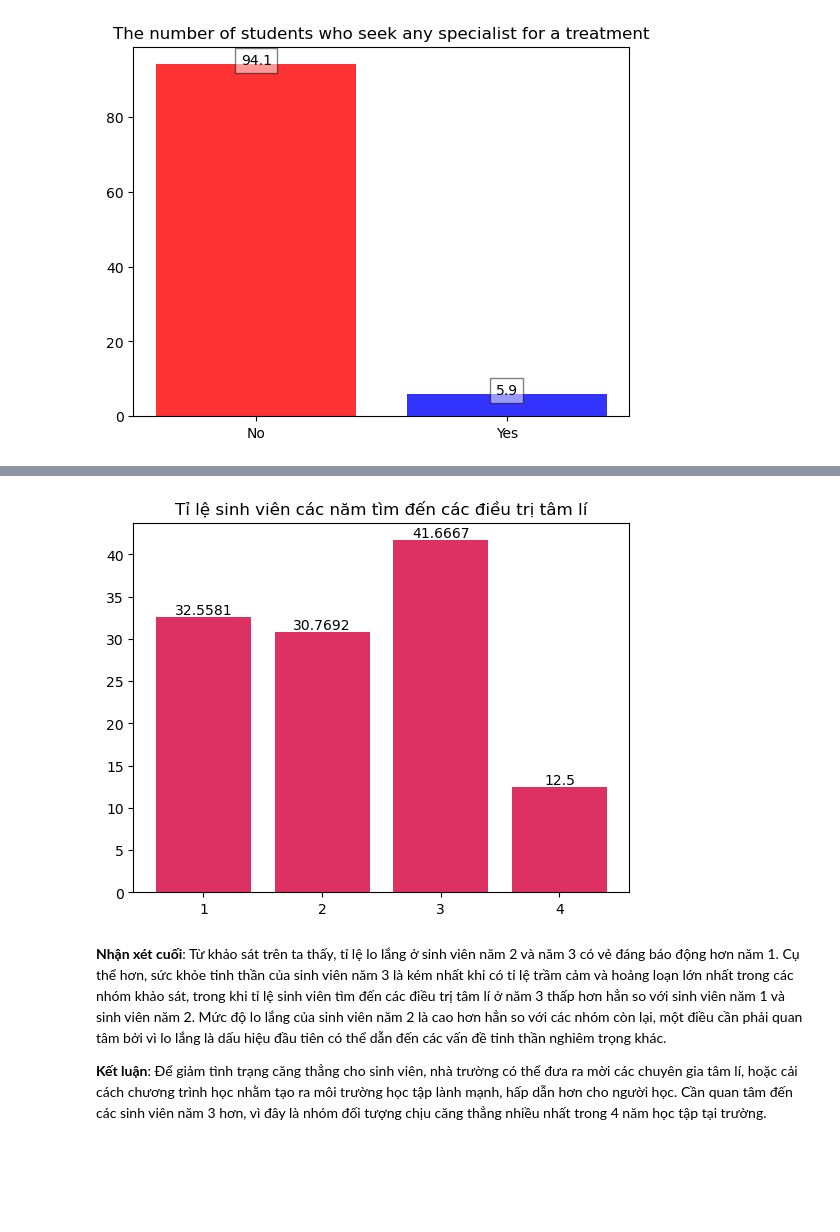
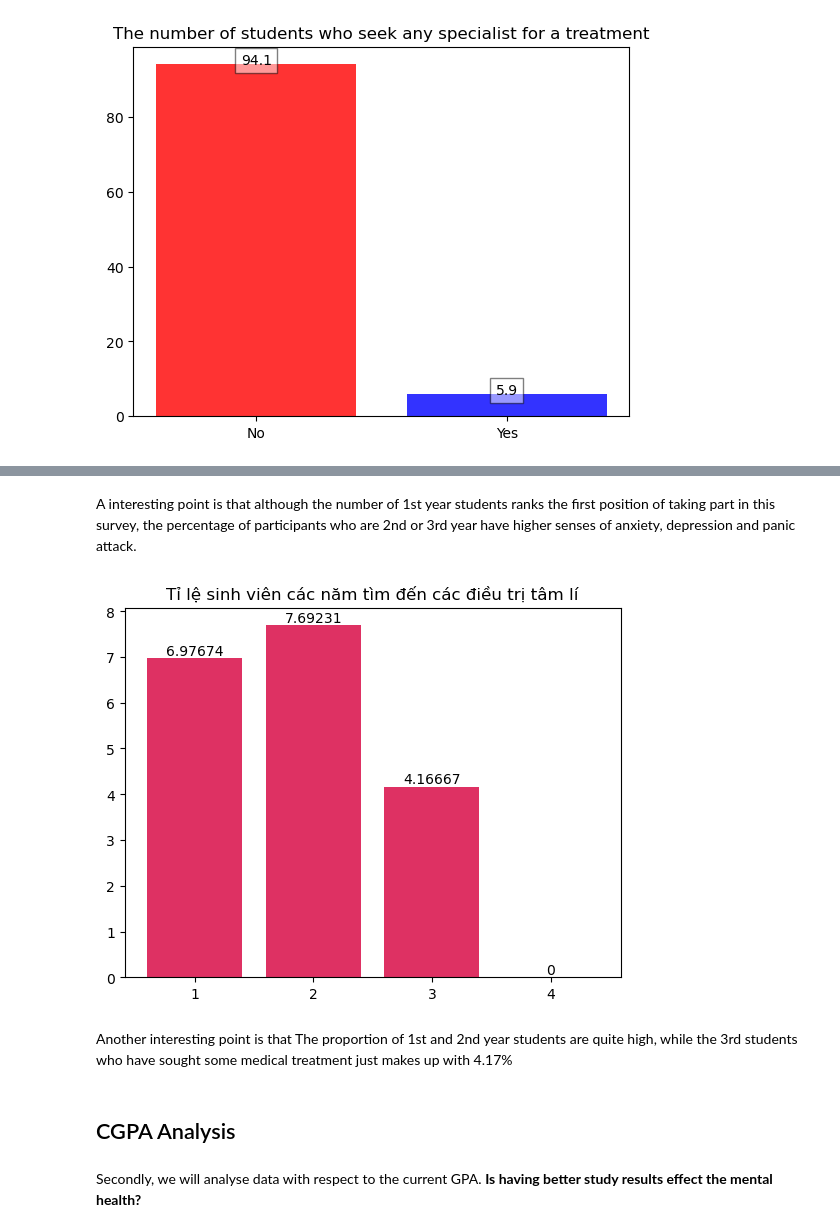
Before and after one commit to daongochoa2002/Final-project-P4DS---Group-9, a Jupyter notebook: Student-Mental-Heath-Analysis-1.ipynb, the cells around one changed output, grey strips where cells are left out. Saved outputs shown, nothing was run; the diff lists cells and outputs as text; code cells hidden in the pictures; blank space fills up the shorter version.

```diff
--- a/Student-Mental-Heath-Analysis-1.ipynb
+++ b/Student-Mental-Heath-Analysis-1.ipynb
@@ -300,8 +292,8 @@ array(['year 1', 'year 2', 'Year 1', 'year 3', 'year 4', 'Year 2',
 # %% [markdown]
 As we can see, `year 1` and `Year 1` are not different, for instance, so I would preprocess it.
 # %%
-data['Your current year of Study'] = [i[len(i) - 1] for i in data['Your current year of Study']]
-num_years = data['Your current year of Study'].value_counts()
+data['Year'] = [i[len(i) - 1] for i in data['Year']]
+num_years = data['Year'].value_counts()
 num_years = num_years.sort_index()
 # %%
 #visualize
@@ -323,8 +315,8 @@ array(['3.00 - 3.49', '3.50 - 4.00', '3.50 - 4.00 ', '2.50 - 2.99',
 # %% [markdown]
 As we can see, `3.50 - 4.00` and `3.50 - 4.00` are similar, so we would fix it.
 # %%
-data['What is your CGPA?'] = data['What is your CGPA?'].str.strip()
-num_CGPA = data['What is your CGPA?'].value_counts()
+data['CGPA'] = data['CGPA'].str.strip()
+num_CGPA = data['CGPA'].value_counts()
 num_CGPA = num_CGPA.sort_index()
 num_CGPA
 # %% [output]
@@ -429,4 +418,0 @@ plt.show()
-# %%
-for cols in data.columns[6:]:
-    data[cols] = LabelEncoder().fit_transform(data[cols])
-data.head()
@@ -564,0 +451,3 @@ plt.show()
+# %%
+df= data.replace('No',np.nan).groupby(['Year']).count()
+df
@@ -613,18 +490,18 @@ plt.show()
+# %% [markdown]
+A interesting point is that although the number of 1st year students ranks the first position of taking part in this survey, the percentage of participants who are 2nd or 3rd year have higher senses of anxiety, depression and panic attack.
 # %%
-treatment_levels_by_years= pd.DataFrame(data.groupby(['Your current year of Study']
-                                              )['Do you have Panic attack?'].value_counts(normalize = True)*100)
-have_treatment=treatment_levels_by_years.reset_index(level=0).loc[1]
-have_treatment.reset_index(drop=True, inplace=True)
-have_treatment = have_treatment.sort_values(by='Your current year of Study',ascending = True)
+
 fig, ax = plt.subplots()
-bars= ax.bar(have_treatment['Your current year of Study'], have_treatment['Do you have Panic attack?'],color='#DE3163')
+bars= ax.bar(df.index, df['Treatment']/df['Timestamp']*100,color='#DE3163')
 ax.bar_label(bars)
 ax.set_title('Tỉ lệ sinh viên các năm tìm đến các điều trị tâm lí')
 
 plt.show()
 # %% [output]
-[figure, old version]
+[figure, new version]
-# %% [markdown]
-**Nhận xét cuối**: Từ khảo sát trên ta thấy, tỉ lệ lo lắng ở sinh viên năm 2 và năm 3 có vẻ đáng báo động hơn năm 1. Cụ thể hơn, sức khỏe tinh thần của sinh viên năm 3 là kém nhất khi có tỉ lệ trầm cảm và hoảng loạn lớn nhất trong các nhóm khảo sát, trong khi tỉ lệ sinh viên tìm đến các điều trị tâm lí ở năm 3 thấp hơn hẳn so với sinh viên năm 1 và sinh viên năm 2. Mức độ lo lắng của sinh viên năm 2 là cao hơn hẳn so với các nhóm còn lại, một điều cần phải quan tâm bởi vì lo lắng là dấu hiệu đầu tiên có thể dẫn đến các vấn đề tinh thần nghiêm trọng khác.
-
-**Kết luận**: Để giảm tình trạng căng thẳng cho sinh viên, nhà trường có thể đưa ra mời các chuyên gia tâm lí, hoặc cải cách chương trình học nhằm tạo ra môi trường học tập lành mạnh, hấp dẫn hơn cho người học. Cần quan tâm đến các sinh viên năm 3 hơn, vì đây là nhóm đối tượng chịu căng thẳng nhiều nhất trong 4 năm học tập tại trường.
+# %% [markdown]
+Another interesting point is that The proportion of 1st and 2nd year students are quite high, while the 3rd students who have sought some medical treatment just makes up with 4.17%
+# %% [markdown]
+## CGPA Analysis
+# %% [markdown]
+Secondly, we will analyse data with respect to the current GPA. **Is having better study results effect the mental health?**
```
Also changed, not shown: parts of 85 cells of this notebook, 1 other file.
